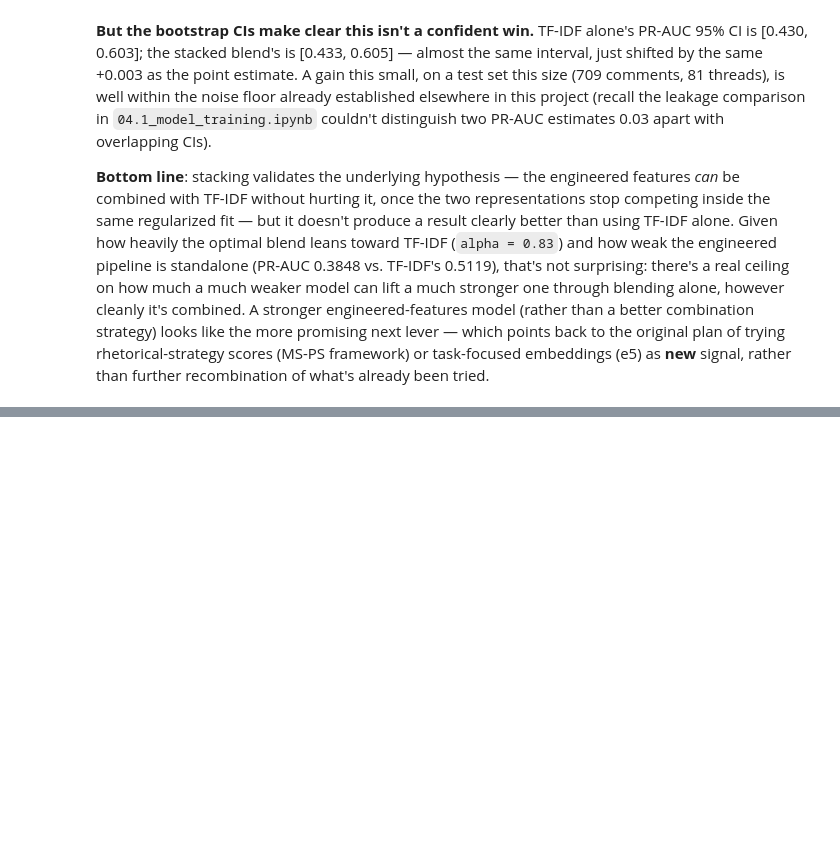
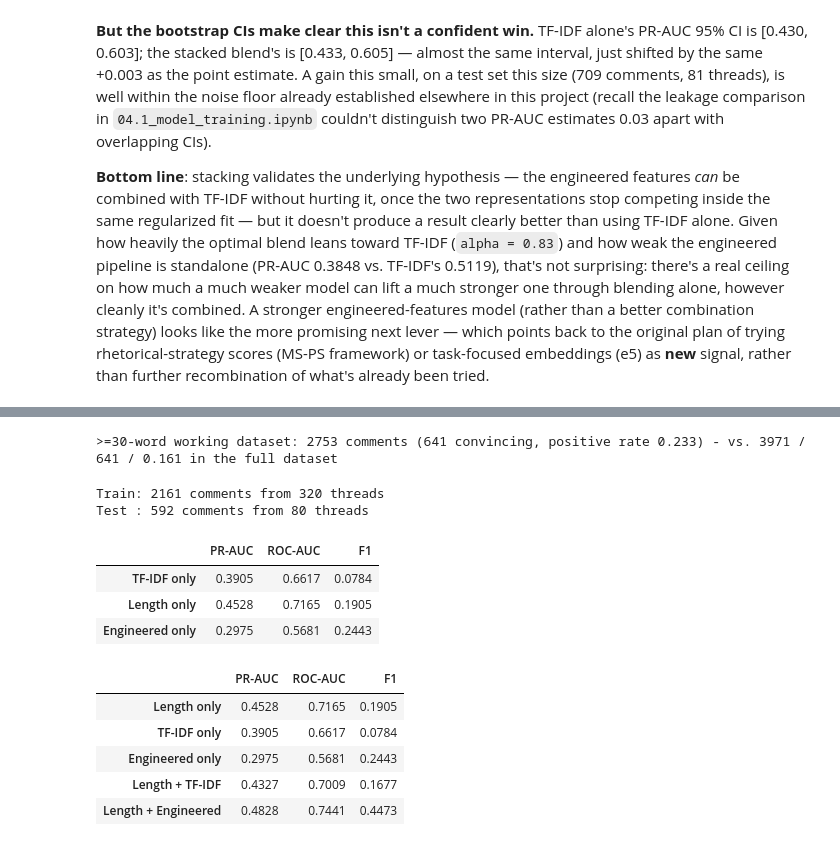
Before and after one commit to jct-nlp/change-my-view-2025, a Jupyter notebook: this work/04.2_baseline_comparison.ipynb, the cells around one changed output, grey strips where cells are left out. Saved outputs shown, nothing was run; the diff lists cells and outputs as text; code cells hidden in the pictures; blank space fills up the shorter version.

```diff
--- a/this work/04.2_baseline_comparison.ipynb
+++ b/this work/04.2_baseline_comparison.ipynb
@@ -922,0 +923,30 @@ The length-matched resampling checks, model re-selection on the matched sample,
+# %%
+content_mask = (comments_df['is_convincing'] == 1) | (comments_df['word_count'] >= 30)
+comments_df_30floor = comments_df[content_mask].copy()
+
+print(f'>=30-word working dataset: {len(comments_df_30floor)} comments '
+      f'({int(comments_df_30floor["is_convincing"].sum())} convincing, '
+      f'positive rate {comments_df_30floor["is_convincing"].mean():.3f}) - vs. '
+      f'{len(comments_df)} / {int(comments_df["is_convincing"].sum())} / '
+      f'{comments_df["is_convincing"].mean():.3f} in the full dataset')
+# %% [output]
+>=30-word working dataset: 2753 comments (641 convincing, positive rate 0.233) - vs. 3971 / 641 / 0.161 in the full dataset
+# %%
+floor_idx    = comments_df_30floor.index
+y_floor      = comments_df.loc[floor_idx, 'is_convincing']
+groups_floor = comments_df.loc[floor_idx, 'thread_id']
+
+gss_floor = GroupShuffleSplit(n_splits=1, test_size=0.2, random_state=42)
+tr_pos, te_pos = next(gss_floor.split(np.zeros((len(floor_idx), 1)), y_floor, groups=groups_floor))
+train_idx_floor, test_idx_floor = floor_idx[tr_pos], floor_idx[te_pos]
+
+y_train_floor, y_test_floor = y_floor.loc[train_idx_floor], y_floor.loc[test_idx_floor]
+
+train_threads_floor = set(groups_floor.loc[train_idx_floor])
+test_threads_floor  = set(groups_floor.loc[test_idx_floor])
+assert len(train_threads_floor & test_threads_floor) == 0, 'LEAKAGE: shared threads between train and test!'
+print(f'Train: {len(train_idx_floor)} comments from {len(train_threads_floor)} threads')
+print(f'Test : {len(test_idx_floor)} comments from {len(test_threads_floor)} threads')
+# %% [output]
+Train: 2161 comments from 320 threads
+Test : 592 comments from 80 threads
@@ -922,0 +989,30 @@ The length-matched resampling checks, model re-selection on the matched sample,
+# %%
+X_eng_train_floor = X_with_untrusted.loc[train_idx_floor]
+X_eng_test_floor  = X_with_untrusted.loc[test_idx_floor]
+
+eng_pipe_floor = Pipeline([
+    ('scaler', RobustScaler()),
+    ('sampler', SMOTE(random_state=42)),
+    ('clf', xgb.XGBClassifier(random_state=42, eval_metric='logloss')),
+])
+eng_pipe_floor.fit(X_eng_train_floor, y_train_floor)
+proba_eng_floor = eng_pipe_floor.predict_proba(X_eng_test_floor)[:, 1]
+pred_eng_floor  = eng_pipe_floor.predict(X_eng_test_floor)
+
+eng_floor_result = {
+    'PR-AUC':  average_precision_score(y_test_floor, proba_eng_floor),
+    'ROC-AUC': roc_auc_score(y_test_floor, proba_eng_floor),
+    'F1':      f1_score(y_test_floor, pred_eng_floor, zero_division=0),
+}
+
+reference_points_floor = pd.DataFrame({
+    'TF-IDF only':     tfidf_floor_result,
+    'Length only':     wc_floor_result,
+    'Engineered only': eng_floor_result,
+}).T.round(4)
+reference_points_floor
+# %% [output]
+|  | PR-AUC | ROC-AUC | F1 |
+| TF-IDF only | 0.3905 | 0.6617 | 0.0784 |
+| Length only | 0.4528 | 0.7165 | 0.1905 |
+| Engineered only | 0.2975 | 0.5681 | 0.2443 |
@@ -922,0 +1064,16 @@ The length-matched resampling checks, model re-selection on the matched sample,
+# %%
+main_track_summary = pd.DataFrame({
+    'Length only':         wc_floor_result,
+    'TF-IDF only':         tfidf_floor_result,
+    'Engineered only':     eng_floor_result,
+    'Length + TF-IDF':     length_tfidf_result,
+    'Length + Engineered': length_engineered_result,
+}).T.round(4)
+main_track_summary
+# %% [output]
+|  | PR-AUC | ROC-AUC | F1 |
+| Length only | 0.4528 | 0.7165 | 0.1905 |
+| TF-IDF only | 0.3905 | 0.6617 | 0.0784 |
+| Engineered only | 0.2975 | 0.5681 | 0.2443 |
+| Length + TF-IDF | 0.4327 | 0.7009 | 0.1677 |
+| Length + Engineered | 0.4828 | 0.7441 | 0.4473 |
```
Also changed, not shown: parts of 15 cells of this notebook.
